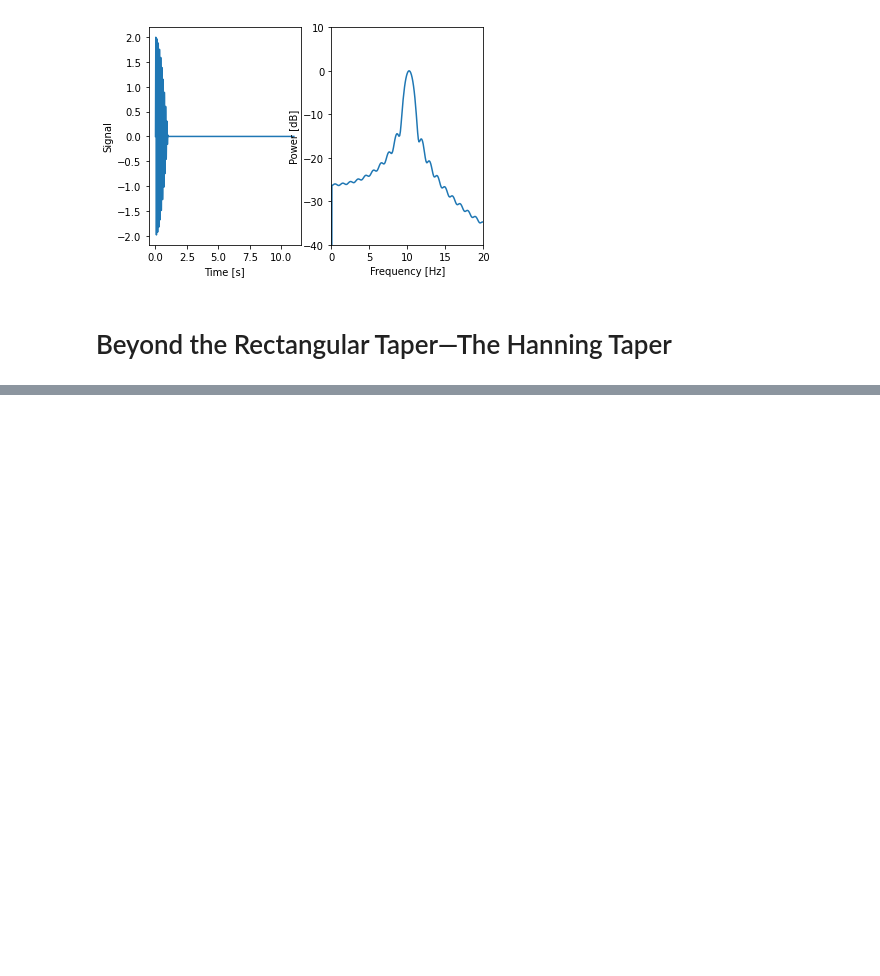
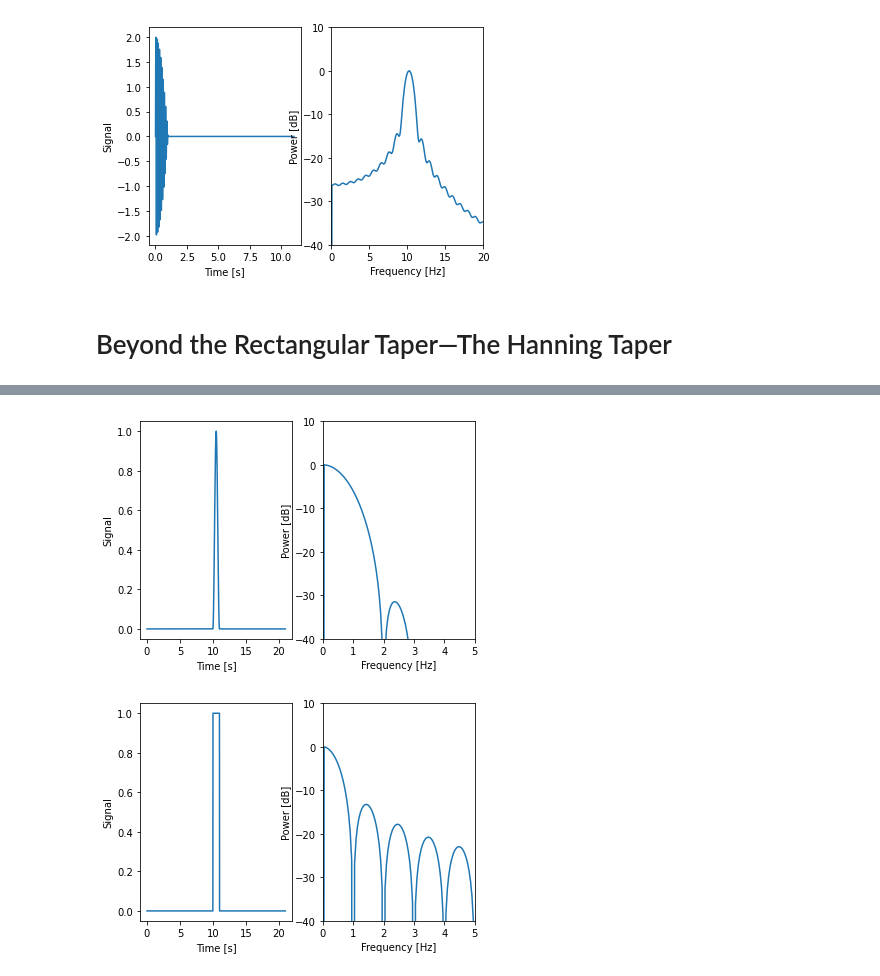
Before and after one commit to npinak/EEG, a Jupyter notebook: Python/The_Power_Spectrum_(Part_2)/The_Power_Spectrum_(Part_2).ipynb, the cells around one changed output, grey strips where cells are left out. Saved outputs shown, nothing was run; the diff lists cells and outputs as text; code cells hidden in the pictures; blank space fills up the shorter version.

Commit message:
Updated project and readme for power spectrum part 2

```diff
--- a/Python/The_Power_Spectrum_(Part_2)/The_Power_Spectrum_(Part_2).ipynb
+++ b/Python/The_Power_Spectrum_(Part_2)/The_Power_Spectrum_(Part_2).ipynb
@@ -233,0 +250,11 @@ show_spectrum(d, Fs, x_lim=[0, 20], y_lim=[-40, 10]); # ... and compute the spec
+# %%
+Fs = 500                  # Define the sampling frequency.
+a  = zeros((Fs * 10))     # Create 10 seconds of zeropadding.
+
+show_spectrum(hstack((a, hanning(Fs), a)), Fs, x_lim=[0, 5]);  # Compute spectrum of Hanning taper.
+show_spectrum(hstack((a, ones(Fs), a)), Fs, x_lim=[0, 5]);     # Compute spectrum of rectangular taper.
+
+#### We see reduced side lobes in the hanning taper.
+# %% [output]
+[figure, added]
+[figure, added]
```
Also changed, not shown: parts of 11 cells of this notebook, 2 other files.
